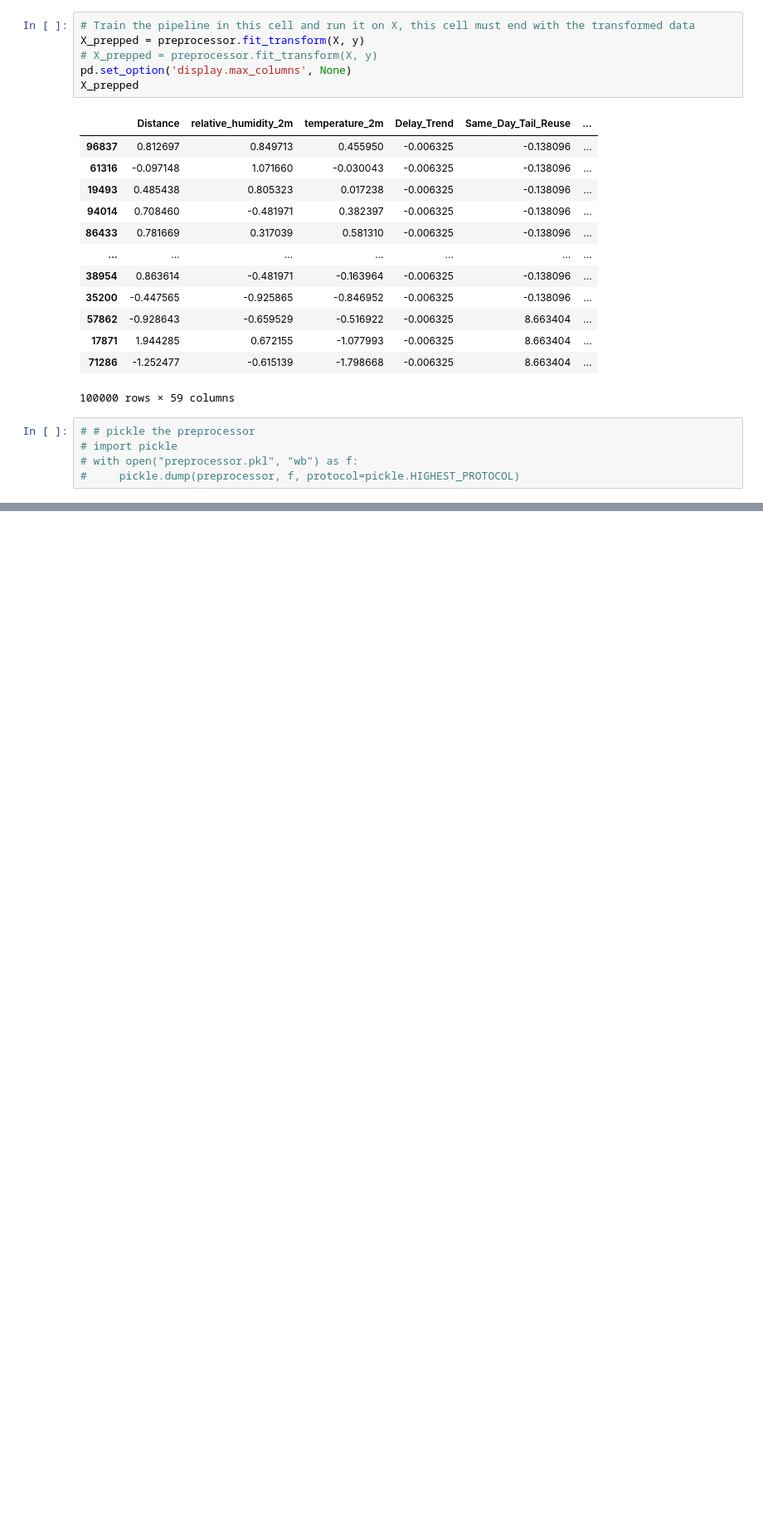
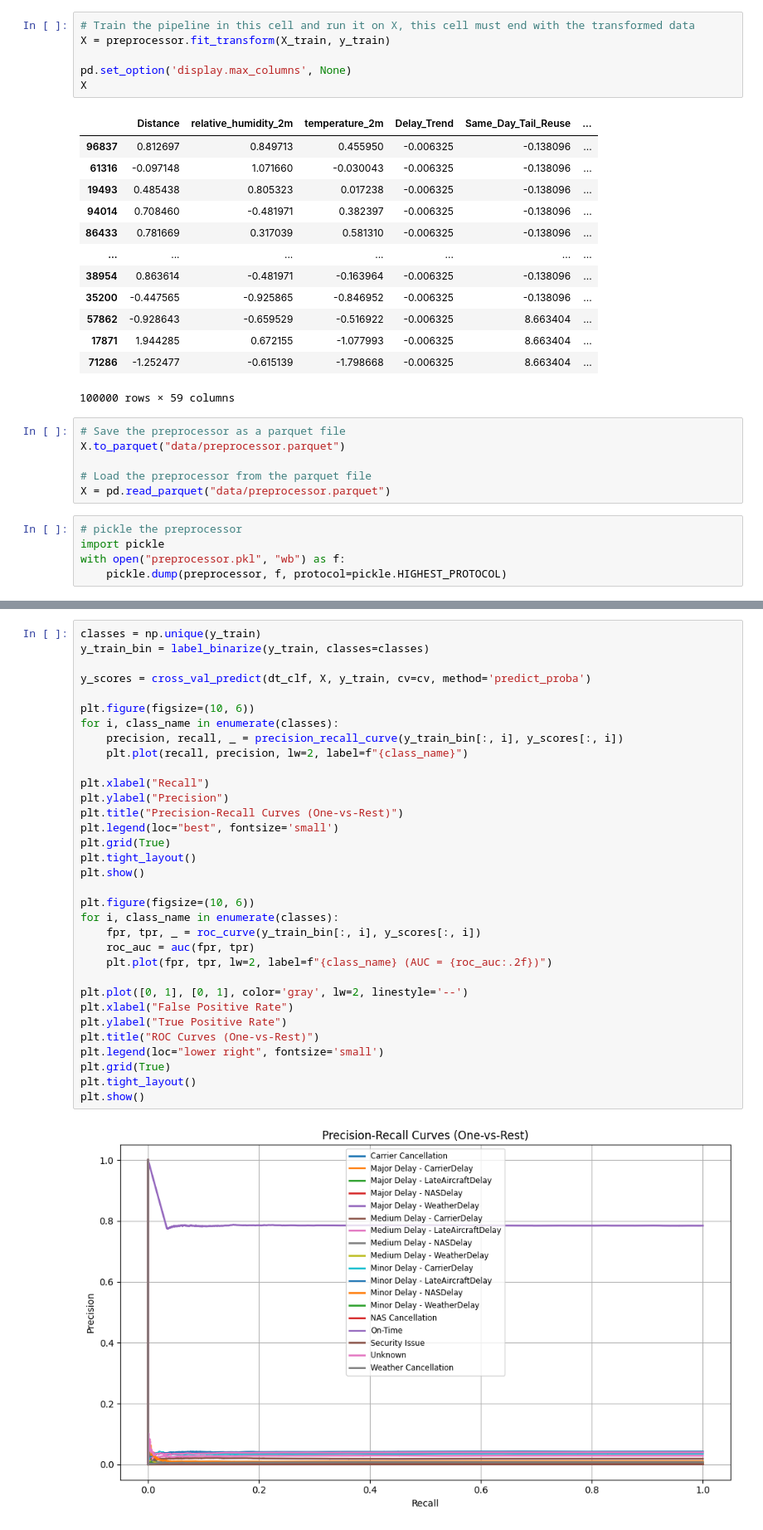
Before and after one commit to denibravo/NeuralNetworkProject, a Jupyter notebook: Pipeline.ipynb, the cells around one changed output, grey strips where cells are left out. Shown at 83% size. Cells and saved outputs as stored; diff of their text form; blank space fills up the shorter version.

```diff
--- a/Pipeline.ipynb
+++ b/Pipeline.ipynb
@@ -400,10 +416,10 @@ Pipeline(steps=[('delay_trend', DelayTrendEncoder()),
                                    verbose_feature_names_out=False))])
 # %%
 # Train the pipeline in this cell and run it on X, this cell must end with the transformed data
-X_prepped = preprocessor.fit_transform(X, y)
-# X_prepped = preprocessor.fit_transform(X, y)
+X = preprocessor.fit_transform(X_train, y_train)
+
 pd.set_option('display.max_columns', None)
-X_prepped
+X
 # %% [output]
 |  | Distance | relative_humidity_2m | temperature_2m | Delay_Trend | Same_Day_Tail_Reuse | ... |
 | 96837 | 0.812697 | 0.849713 | 0.455950 | -0.006325 | -0.138096 | ... |
@@ -418,8 +434,14 @@ X_prepped
 | 17871 | 1.944285 | 0.672155 | -1.077993 | -0.006325 | 8.663404 | ... |
 | 71286 | -1.252477 | -0.615139 | -1.798668 | -0.006325 | 8.663404 | ... |
 100000 rows × 59 columns
+# %%
+# Save the preprocessor as a parquet file
+X.to_parquet("data/preprocessor.parquet")
+
+# Load the preprocessor from the parquet file
+X = pd.read_parquet("data/preprocessor.parquet")
 # %%
-# # pickle the preprocessor
-# import pickle
-# with open("preprocessor.pkl", "wb") as f:
-#     pickle.dump(preprocessor, f, protocol=pickle.HIGHEST_PROTOCOL)
+# pickle the preprocessor
+import pickle
+with open("preprocessor.pkl", "wb") as f:
+    pickle.dump(preprocessor, f, protocol=pickle.HIGHEST_PROTOCOL)
@@ -425,0 +542,35 @@ X_prepped
+# %%
+classes = np.unique(y_train)
+y_train_bin = label_binarize(y_train, classes=classes)
+
+y_scores = cross_val_predict(dt_clf, X, y_train, cv=cv, method='predict_proba')
+
+plt.figure(figsize=(10, 6))
+for i, class_name in enumerate(classes):
+    precision, recall, _ = precision_recall_curve(y_train_bin[:, i], y_scores[:, i])
+    plt.plot(recall, precision, lw=2, label=f"{class_name}")
+
+plt.xlabel("Recall")
+plt.ylabel("Precision")
+plt.title("Precision-Recall Curves (One-vs-Rest)")
+plt.legend(loc="best", fontsize='small')
+plt.grid(True)
+plt.tight_layout()
+plt.show()
+
+plt.figure(figsize=(10, 6))
+for i, class_name in enumerate(classes):
+    fpr, tpr, _ = roc_curve(y_train_bin[:, i], y_scores[:, i])
+    roc_auc = auc(fpr, tpr)
+    plt.plot(fpr, tpr, lw=2, label=f"{class_name} (AUC = {roc_auc:.2f})")
+
+plt.plot([0, 1], [0, 1], color='gray', lw=2, linestyle='--')
+plt.xlabel("False Positive Rate")
+plt.ylabel("True Positive Rate")
+plt.title("ROC Curves (One-vs-Rest)")
+plt.legend(loc="lower right", fontsize='small')
+plt.grid(True)
+plt.tight_layout()
+plt.show()
+# %% [output]
+[figure, added]
```
Also changed, not shown: parts of 11 cells of this notebook.
